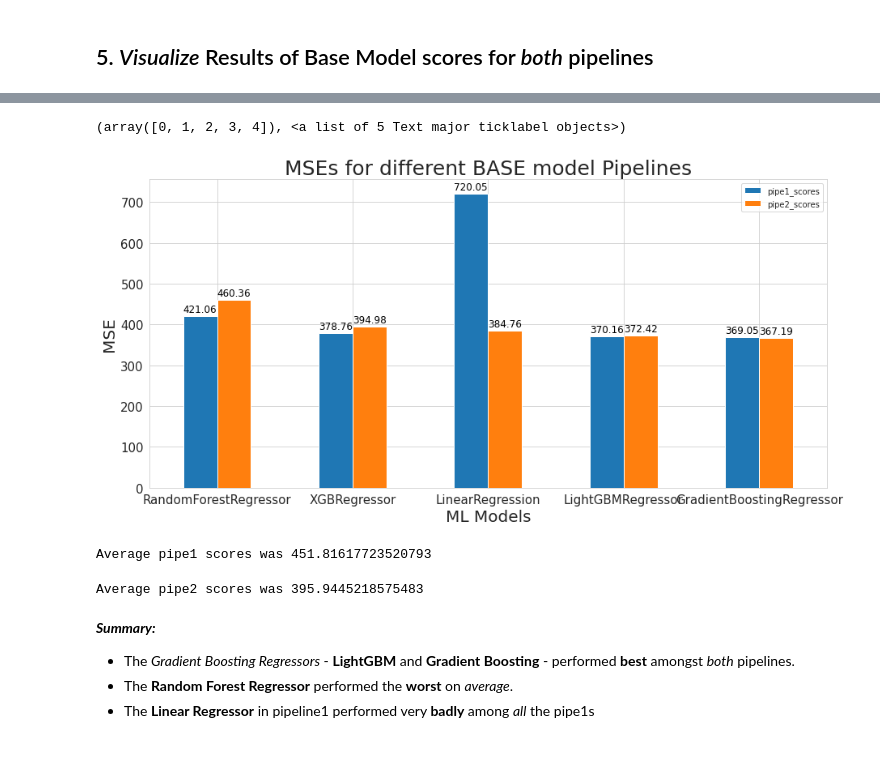
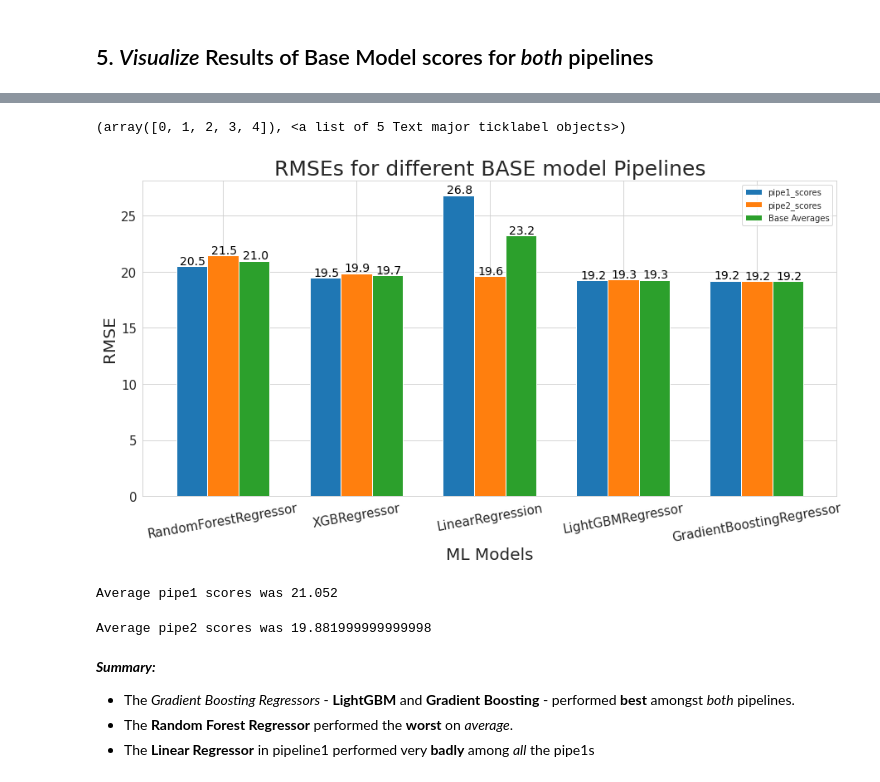
Before and after one commit to siddley1001/SalaryPrediction, a Jupyter notebook: Pipeline_Base_Models_Predictions.ipynb, the cells around one changed output, grey strips where cells are left out. Cells and saved outputs as stored; diff of their text form; code cells hidden in the pictures; blank space fills up the shorter version.

Commit message:
Changed from MSE -> RMSE

```diff
--- a/Pipeline_Base_Models_Predictions.ipynb
+++ b/Pipeline_Base_Models_Predictions.ipynb
@@ -112,10 +115,12 @@ with open(PATH + '/Pickle Data/TEST_Y.pkl', 'rb') as temp5:
 ## 3. <i>Create</i> Helper Functions <a name= "helpers">
 # %%
 def fitscore(pipeline, X_train, y_train, X_test, y_test, cv):
-    ''' Fit pipeline on Training data and return the mean of the cross_val_score from the test/validation data'''
+    ''' Fit pipeline on Training data and return the mean RMSE of the cross_val_score from the test/validation data'''
     pipeline.fit(X_train, y_train)
-    return -1* cross_val_score(pipeline, X_test, y_test, cv= cv, scoring = 'neg_mean_squared_error').mean()
+    return round(np.sqrt(-1* cross_val_score(pipeline, X_test, y_test, cv= cv, scoring = 'neg_mean_squared_error').mean()), 2)
 
+
+# round(np.sqrt(-1*lr_baseline_mse.mean()) *1000, 2)
 def convert_objectcols(df, transform = True):
     '''
     "transform" parameter: used to label encode features
@@ -1267,0 +1291,2 @@ pipe_base_scores
+# %%
+pipe_base_scores['Base Averages'] = (pipe_base_scores['pipe1_scores'] + pipe_base_scores['pipe2_scores'])/2
@@ -1268,33 +1302,33 @@ pipe_base_scores
 # %%
 f, ax = plt.subplots(1, 1, figsize=(15, 7))
-pipe_base_scores.sort_values(by = 'pipe2_scores', ascending = False).plot(kind = 'bar', ax = ax)
+pipe_base_scores.sort_values(by = 'pipe2_scores', ascending = False).plot(kind = 'bar', ax = ax, width= 0.7)
 
 # set individual bar labels
 for i in ax.patches:
     # get_x pulls left or right; get_height pushes up or down
-    ax.text(i.get_x(), i.get_height()+ 10, str(round((i.get_height()), 2)), fontsize=12, color='black')
+    ax.text(i.get_x()+0.03, i.get_height()+ .15, str(round((i.get_height()), 1)), fontsize=14, color='black')
 
 #set size of x and y tick labels
 for ticklabel in (ax.get_xticklabels()):
     ticklabel.set_fontsize(15)
 for ticklabel in (ax.get_yticklabels()):
     ticklabel.set_fontsize(15)
 
-plt.title('MSEs for different BASE model Pipelines', fontdict = {'fontsize' : 25})
+plt.title('RMSEs for different BASE model Pipelines', fontdict = {'fontsize' : 25})
 plt.xlabel('ML Models', fontdict = {'fontsize' : 20})
-plt.ylabel('MSE', fontdict = {'fontsize' : 20})
-plt.xticks(rotation = 0)
+plt.ylabel('RMSE', fontdict = {'fontsize' : 20})
+plt.xticks(rotation = 10)
 # %% [output]
 (array([0, 1, 2, 3, 4]), <a list of 5 Text major ticklabel objects>)
-[figure, old version]
+[figure, new version]
 # %%
 print('Average pipe1 scores was {}'.format(np.mean(pipe_base_scores['pipe1_scores'])))
 # %% [output]
-Average pipe1 scores was 451.81617723520793
+Average pipe1 scores was 21.052
 # %%
 print('Average pipe2 scores was {}'.format(np.mean(pipe_base_scores['pipe2_scores'])))
 # %% [output]
-Average pipe2 scores was 395.9445218575483
+Average pipe2 scores was 19.881999999999998
 # %% [markdown]
 ***Summary:***
 - The *Gradient Boosting Regressors* - **LightGBM** and **Gradient Boosting** - performed **best** amongst *both* pipelines.
```
Also changed, not shown: parts of 14 cells of this notebook.
